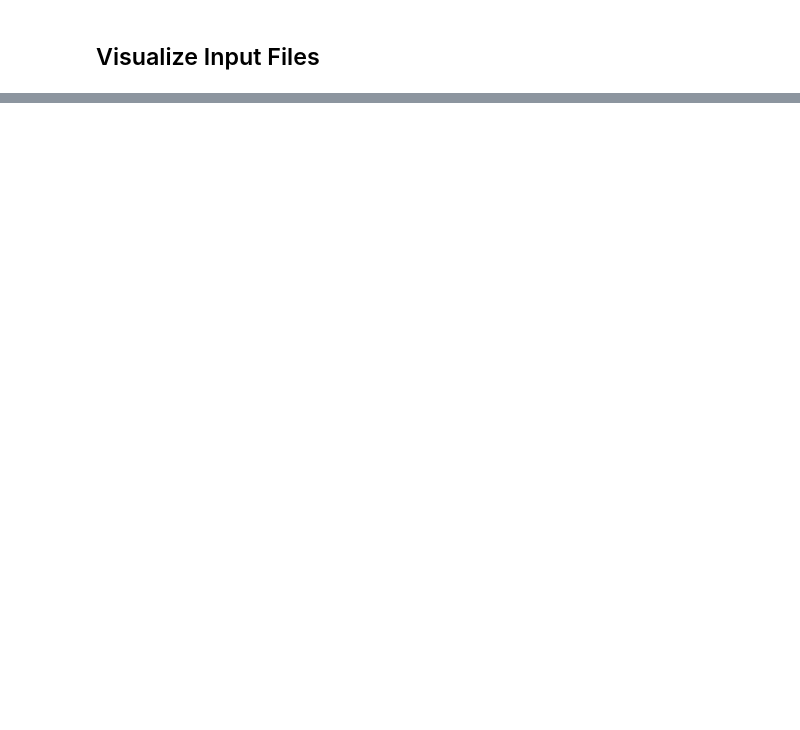
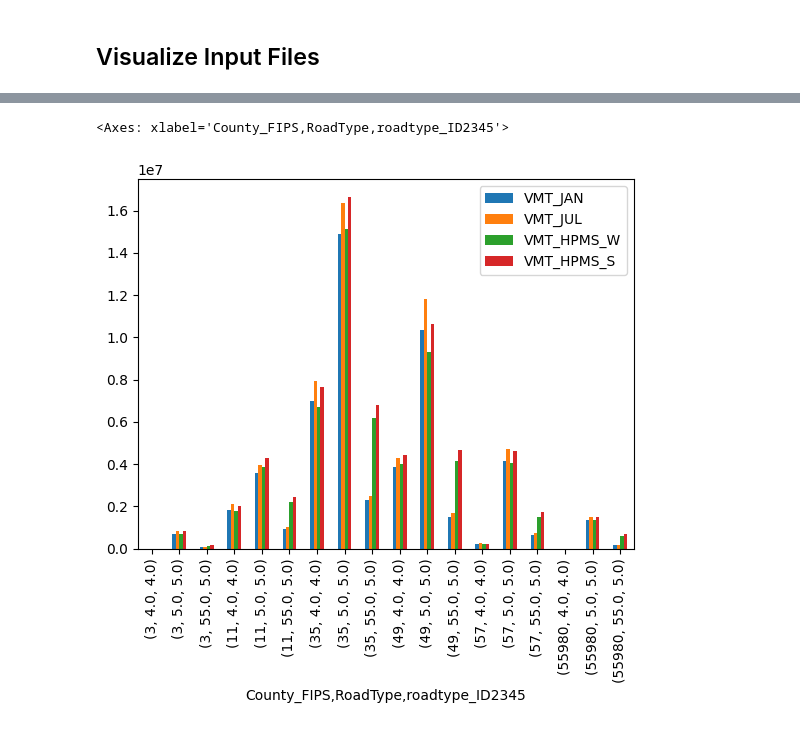
Before and after one commit to jlillywhiteMAG/MOVES_Input_Creation, a Jupyter notebook: MOVES_Input_File_Preparation_DRAFT.ipynb, the cells around one changed output, grey strips where cells are left out. Cells and saved outputs as stored; diff of their text form; code cells hidden in the pictures; blank space fills up the shorter version.

```diff
--- a/MOVES_Input_File_Preparation_DRAFT.ipynb
+++ b/MOVES_Input_File_Preparation_DRAFT.ipynb
@@ -67,0 +168,18 @@ county_df = pd.read_csv(county_filepath)
+# %%
+#Merge HPMS Factors onto TDM
+tdm = pd.merge(tdm,hpms_df,on='County_FIPS')
+# %%
+# Create the HPMS dictionary
+HPMS_type_dict = { 4: 'HPMSF', 5: 'HPMSA', 55: 'HPMSL'}
+
+# Add a new column named 'HPMS_Factor_type' based on above dictionary
+tdm['HPMS_factor_type'] = tdm['RoadType'].apply(lambda x: HPMS_type_dict.get(x))
+
+# Define a function to apply to each row, selecting the right HPMS Factor column
+def select_HPMS_column(row):
+    column_to_select = row['HPMS_factor_type']
+    return row[column_to_select]
+
+tdm['HPMS_factor'] = tdm.apply(select_HPMS_column, axis=1)
+
+tdm_hpms = tdm[['link_ID','RoadType','HPMSF','HPMSR','HPMSL','HPMSA', 'HPMS_factor']].copy()
@@ -67,0 +254,5 @@ county_df = pd.read_csv(county_filepath)
+# %%
+# Create VMT Totals By County and Road
+vmt_county_road = tdm[['County_FIPS','year_ID','RoadType','roadtype_ID2345','VMT_JAN','VMT_JUL','VMT_HPMS_W','VMT_HPMS_S']].copy()
+vmt_county_road = vmt_county_road.groupby(['County_FIPS','RoadType','roadtype_ID2345']).sum()
+vmt_county_road.drop(columns=['year_ID'],inplace=True)
@@ -67,0 +281,6 @@ county_df = pd.read_csv(county_filepath)
+# %%
+#View VMT by County and Road
+vmt_county_road.plot(kind='bar')
+# %% [output]
+<Axes: xlabel='County_FIPS,RoadType,roadtype_ID2345'>
+[figure, added]
```
Also changed, not shown: parts of 39 cells of this notebook.
